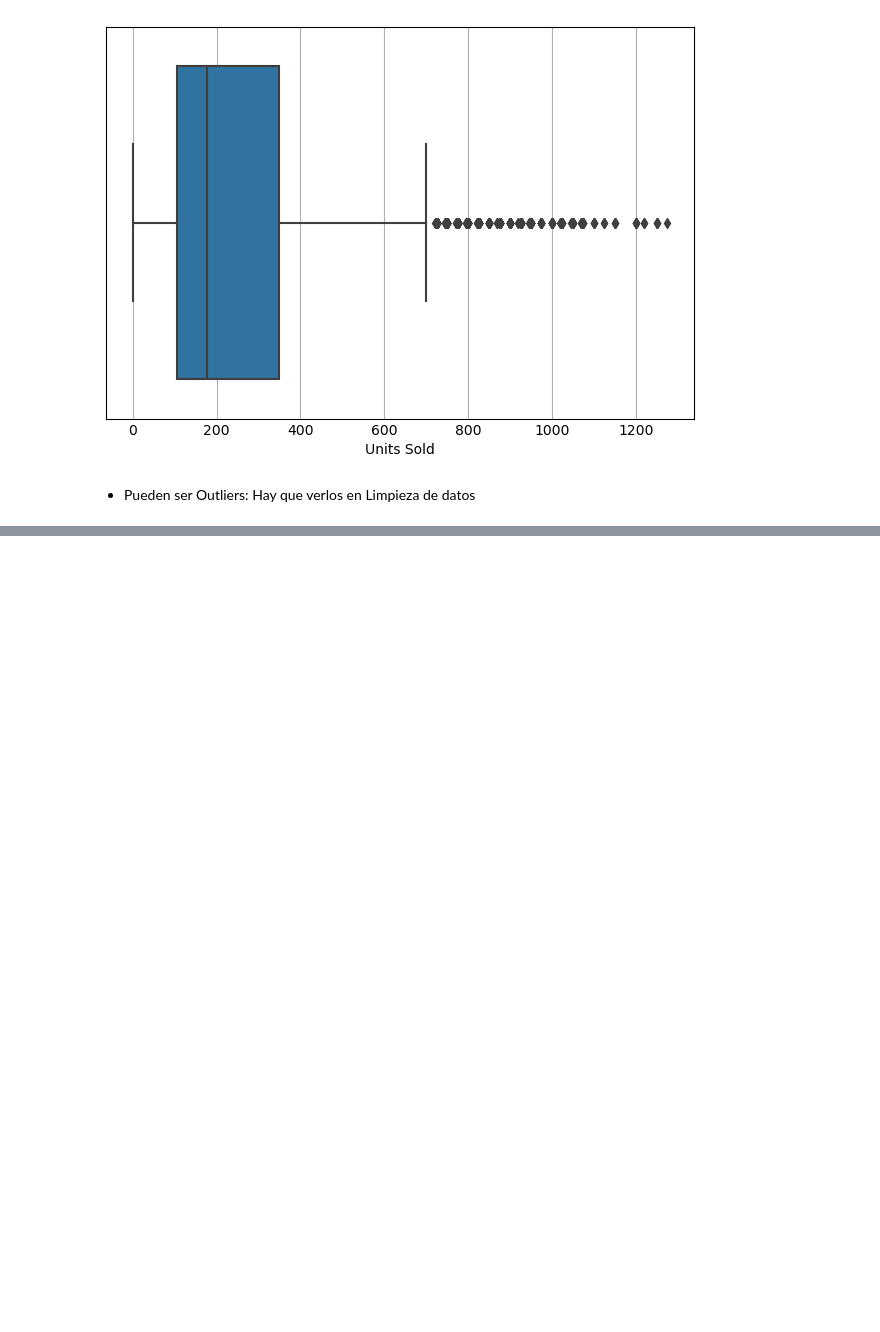
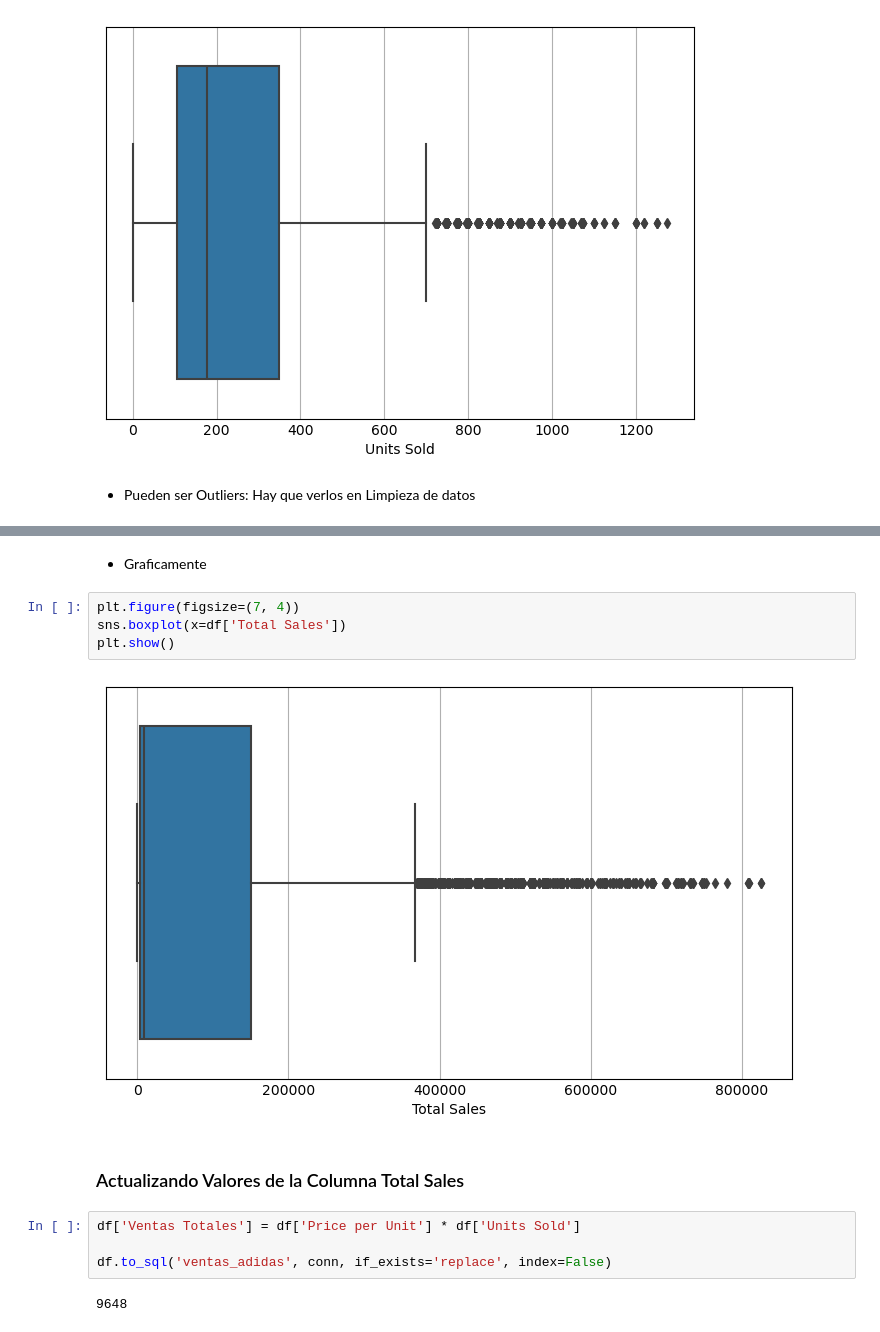
Before and after one commit to Dilmer-Rojas/Ventas_Adidas, a Jupyter notebook: notebooks/1.eda_rapido.ipynb, the cells around one changed output, grey strips where cells are left out. Saved outputs shown, nothing was run; the diff lists cells and outputs as text; blank space fills up the shorter version.

```diff
--- a/notebooks/1.eda_rapido.ipynb
+++ b/notebooks/1.eda_rapido.ipynb
@@ -427,0 +563,16 @@ plt.show()
+# %% [markdown]
+- Graficamente
+# %%
+plt.figure(figsize=(7, 4))
+sns.boxplot(x=df['Total Sales'])
+plt.show()
+# %% [output]
+[figure, added]
+# %% [markdown]
+### Actualizando Valores de la Columna Total Sales
+# %%
+df['Ventas Totales'] = df['Price per Unit'] * df['Units Sold']
+
+df.to_sql('ventas_adidas', conn, if_exists='replace', index=False)
+# %% [output]
+9648
```
Also changed, not shown: parts of 12 cells of this notebook, 1 other file.
